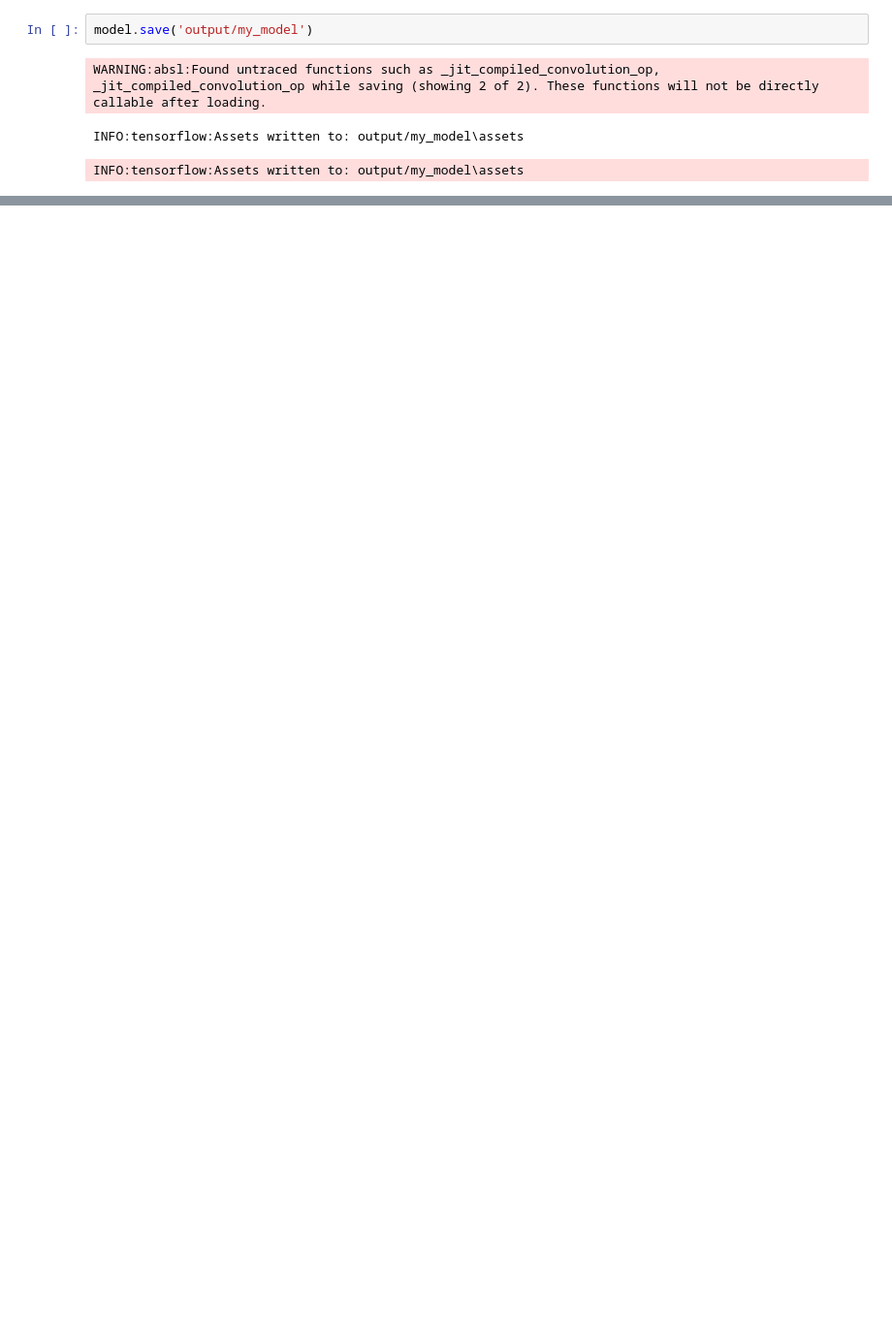
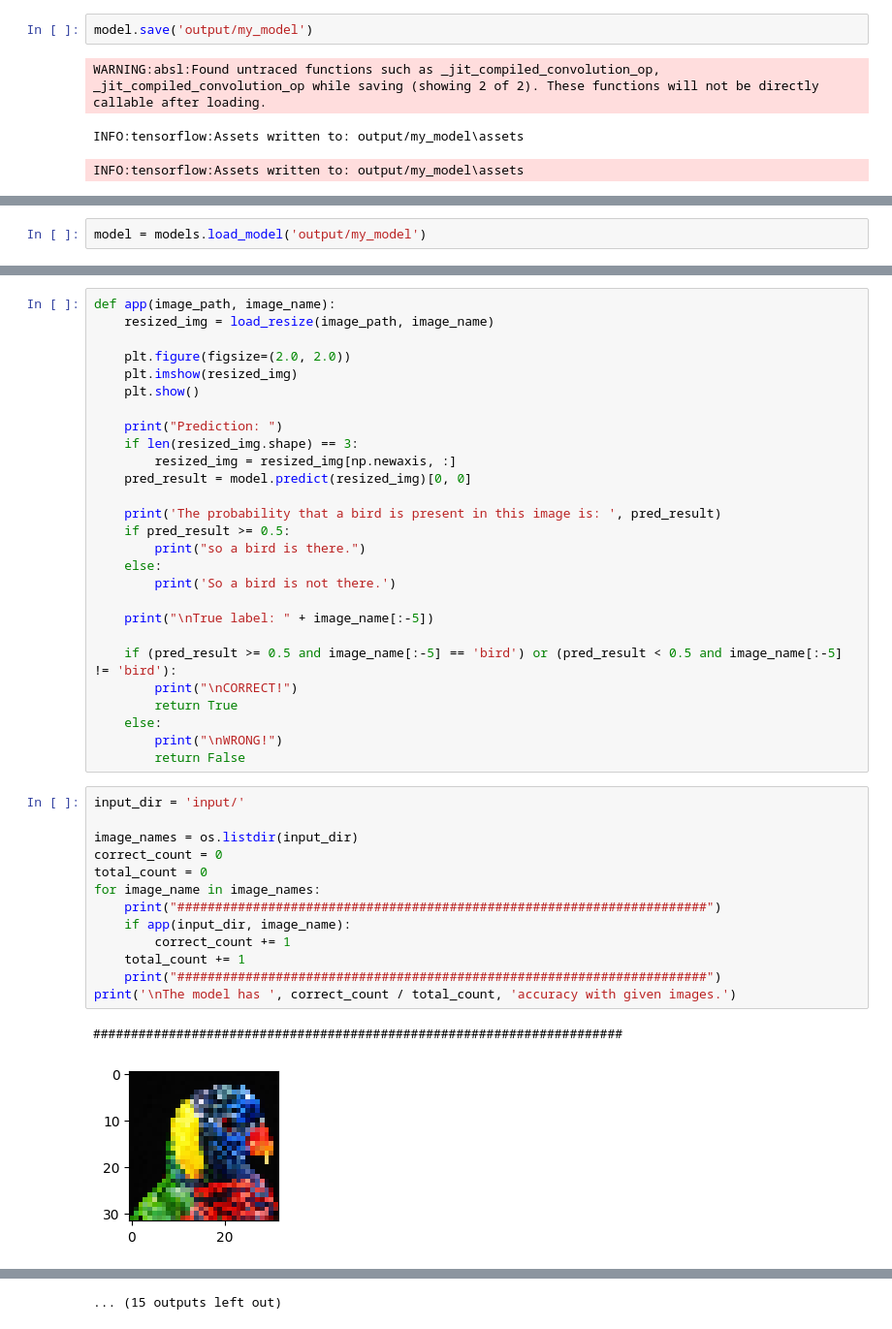
Before and after one commit to LinlinLiang0/phase3-dataScienceNew, a Jupyter notebook: skeleton-code/make-model.ipynb, the cells around one changed output, grey strips where cells are left out. Shown at 97% size. Cells and saved outputs as stored; diff of their text form; blank space fills up the shorter version.

```diff
--- a/skeleton-code/make-model.ipynb
+++ b/skeleton-code/make-model.ipynb
@@ -219,0 +325,2 @@ INFO:tensorflow:Assets written to: output/my_model\assets
+# %%
+model = models.load_model('output/my_model')
@@ -219,0 +334,43 @@ INFO:tensorflow:Assets written to: output/my_model\assets
+# %%
+def app(image_path, image_name):
+    resized_img = load_resize(image_path, image_name)
+
+    plt.figure(figsize=(2.0, 2.0))
+    plt.imshow(resized_img)
+    plt.show()
+
+    print("Prediction: ")
+    if len(resized_img.shape) == 3:
+        resized_img = resized_img[np.newaxis, :]
+    pred_result = model.predict(resized_img)[0, 0]
+
+    print('The probability that a bird is present in this image is: ', pred_result)
+    if pred_result >= 0.5:
+        print("so a bird is there.")
+    else:
+        print('So a bird is not there.')
+
+    print("\nTrue label: " + image_name[:-5])
+
+    if (pred_result >= 0.5 and image_name[:-5] == 'bird') or (pred_result < 0.5 and image_name[:-5] != 'bird'):
+        print("\nCORRECT!")
+        return True
+    else:
+        print("\nWRONG!")
+        return False
+# %%
+input_dir = 'input/'
+
+image_names = os.listdir(input_dir)
+correct_count = 0
+total_count = 0
+for image_name in image_names:
+    print("######################################################################")
+    if app(input_dir, image_name):
+        correct_count += 1
+    total_count += 1
+    print("######################################################################")
+print('\nThe model has ', correct_count / total_count, 'accuracy with given images.')
+# %% [output]
+######################################################################
+[figure, added]
@@ -219,0 +432 @@ INFO:tensorflow:Assets written to: output/my_model\assets
+... (15 outputs left out)
```
Also changed, not shown: parts of 17 cells of this notebook, 17 other files.
